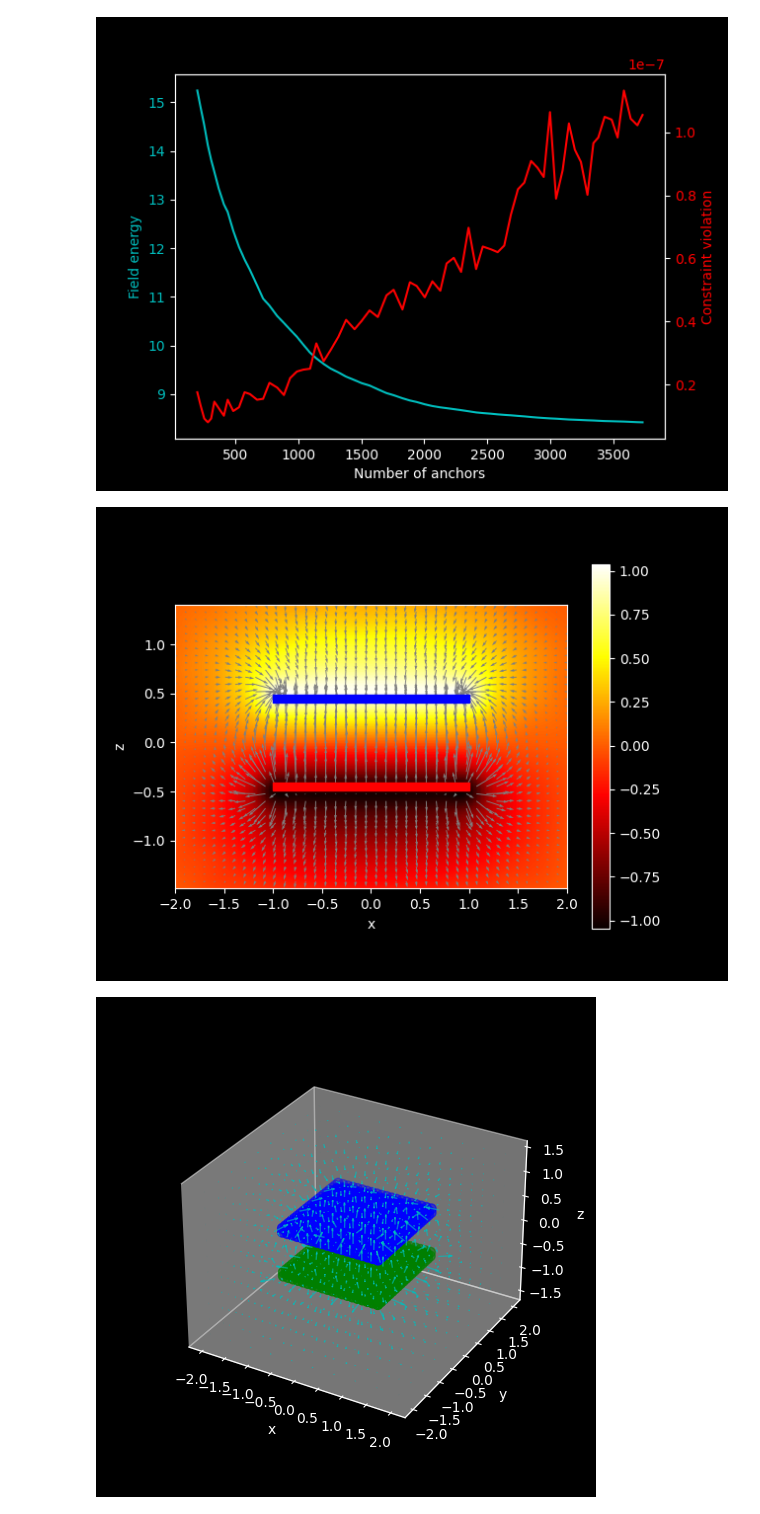
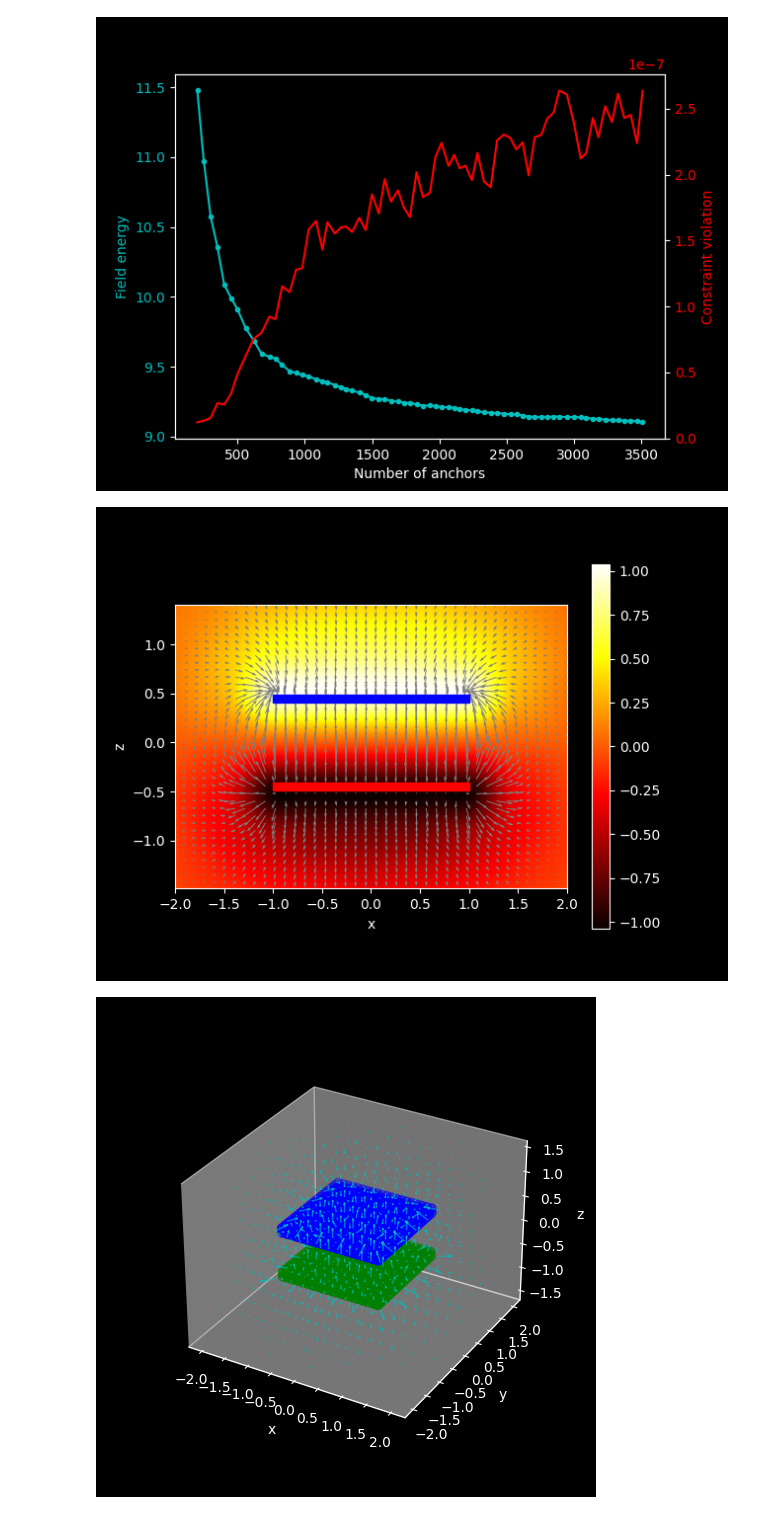
Before and after one commit to a-rahimi/efield, a Jupyter notebook: parallel_plates.ipynb, the cells around one changed output. Saved outputs shown, nothing was run; the diff lists cells and outputs as text; code cells hidden in the pictures.

```diff
--- a/parallel_plates.ipynb
+++ b/parallel_plates.ipynb
@@ -13,35 +13,35 @@ reload(efield)
 
 def parallel_plates(plate1: geometry.Box, plate2: geometry.Box, universe: geometry.Box):
     electrode1_locations3d = plate1.grid(10, 10, 1)
     electrode2_locations3d = plate2.grid(10, 10, 1)
 
     conductor_locations3d = torch.vstack(
         (electrode1_locations3d, electrode2_locations3d)
     )
 
     conductor_potentials = torch.tensor(
         [-1] * len(electrode1_locations3d) + [1] * len(electrode2_locations3d),
         dtype=torch.float32,
     )
 
     return efield.fit_radial_basis_function_potential(
-        universe, conductor_locations3d, conductor_potentials
+        universe, conductor_locations3d, conductor_potentials, anchor_width_scale=0.2
     )
 
 
 plate1 = geometry.Box(-1, +1, -1, +1, -0.49, -0.41)
 plate2 = geometry.Box(-1, +1, -1, +1, +0.49, +0.41)
 universe = geometry.Box(
     min(plate1.xmin, plate2.xmin) - 1,
     max(plate1.xmax, plate2.xmax) + 1,
     min(plate1.ymin, plate2.ymin) - 1,
     max(plate1.ymax, plate2.ymax) + 1,
     min(plate1.zmin, plate2.zmin) - 1,
     max(plate1.zmax, plate2.zmax) + 1,
 )
 potential = parallel_plates(plate1, plate2, universe)
 # %% [output]
-[figure, old version]
+[figure, new version]
 # %%
 def show_xz_cross_section(
     plate1: geometry.Box,
@@ -115,7 +115,7 @@ def show_xz_cross_section(
 
 show_xz_cross_section(plate1, plate2, universe, potential, 0)
 # %% [output]
-[figure, old version]
+[figure, new version]
 # %%
 def show_field(
     plate1: geometry.Box,
```
Also changed, not shown: parts of 1 cell of this notebook, 7 other files.
